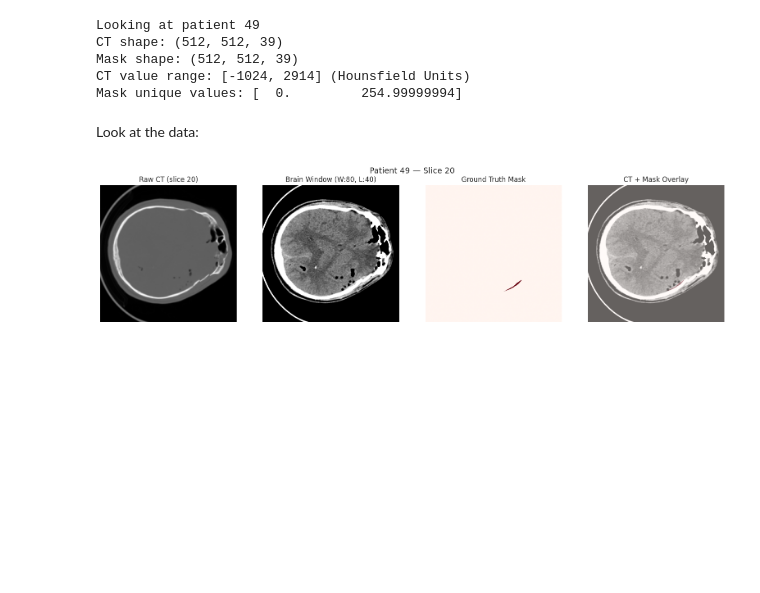
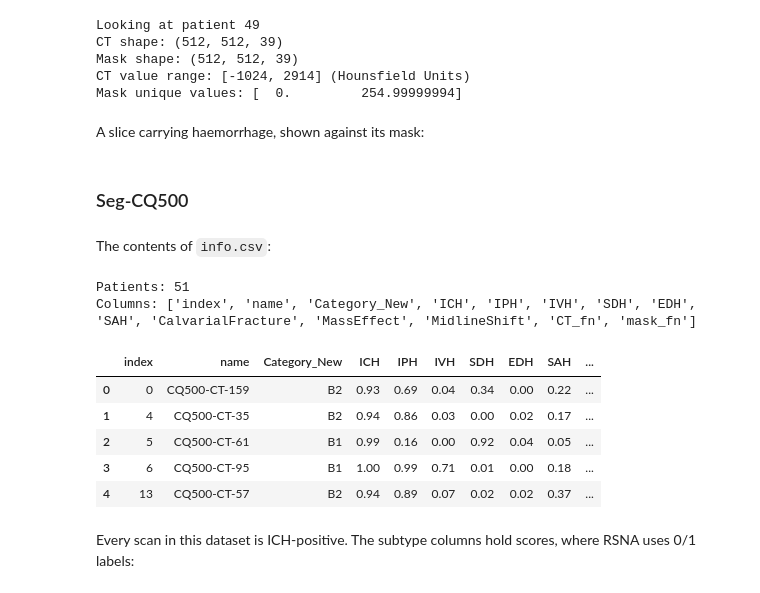
Before and after one commit to azhar-rafiq/thesis-xai, a Jupyter notebook: thesis.ipynb, the cells around one changed output. Saved outputs shown, nothing was run; the diff lists cells and outputs as text; code cells hidden in the pictures; blank space fills up the shorter version.

```diff
--- a/thesis.ipynb
+++ b/thesis.ipynb
@@ -167,0 +184,7 @@ PhysioNet masks: 75
+# %%
+CQ500_DIR = BASE / os.environ['KAGGLE_CACHE'] / 'seg-cq500/Seg-CQ500/data/volumes'
+
+cq500_info = pd.read_csv(CQ500_DIR / 'info.csv', index_col=0)
+
+print(f'Seg-CQ500 scans in info.csv: {len(cq500_info)}')
+print(f'Seg-CQ500 folders on disk: {len(list(CQ500_DIR.glob("CQ500-CT-*")))}')
@@ -621,7 +719,7 @@ Mask shape: (512, 512, 39)
 CT value range: [-1024, 2914] (Hounsfield Units)
 Mask unique values: [  0.         254.99999994]
 # %% [markdown]
-Look at the data:
+A slice carrying haemorrhage, shown against its mask:
 # %%
 #find a slice that actually has blood in it
 patient_labels = labels_physio_df[labels_physio_df['PatientNumber'] == sample_patient]
@@ -650,8 +748,26 @@ axes[3].set_title('CT + Mask Overlay')
 
 for ax in axes:
     ax.axis('off')
-plt.suptitle(f'Patient {sample_patient} — Slice {mid_slice+1}', fontsize=14)
+plt.suptitle(f'Patient {sample_patient}, Slice {mid_slice+1}', fontsize=14)
 plt.tight_layout()
 plt.show()
-# %% [output]
-[figure, removed]
+# %% [markdown]
+### Seg-CQ500
+# %% [markdown]
+The contents of `info.csv`:
+# %%
+print(f'Patients: {len(cq500_info)}')
+print(f'Columns: {list(cq500_info.columns)}')
+
+cq500_info.head()
+# %% [output]
+Patients: 51
+Columns: ['index', 'name', 'Category_New', 'ICH', 'IPH', 'IVH', 'SDH', 'EDH', 'SAH', 'CalvarialFracture', 'MassEffect', 'MidlineShift', 'CT_fn', 'mask_fn']
+|  | index | name | Category_New | ICH | IPH | IVH | SDH | EDH | SAH | ... |
+| 0 | 0 | CQ500-CT-159 | B2 | 0.93 | 0.69 | 0.04 | 0.34 | 0.00 | 0.22 | ... |
+| 1 | 4 | CQ500-CT-35 | B2 | 0.94 | 0.86 | 0.03 | 0.00 | 0.02 | 0.17 | ... |
+| 2 | 5 | CQ500-CT-61 | B1 | 0.99 | 0.16 | 0.00 | 0.92 | 0.04 | 0.05 | ... |
+| 3 | 6 | CQ500-CT-95 | B1 | 1.00 | 0.99 | 0.71 | 0.01 | 0.00 | 0.18 | ... |
+| 4 | 13 | CQ500-CT-57 | B2 | 0.94 | 0.89 | 0.07 | 0.02 | 0.02 | 0.37 | ... |
+# %% [markdown]
+Every scan in this dataset is ICH-positive. The subtype columns hold scores, where RSNA uses 0/1 labels:
```
Also changed, not shown: parts of 169 cells of this notebook, 16 other files.
